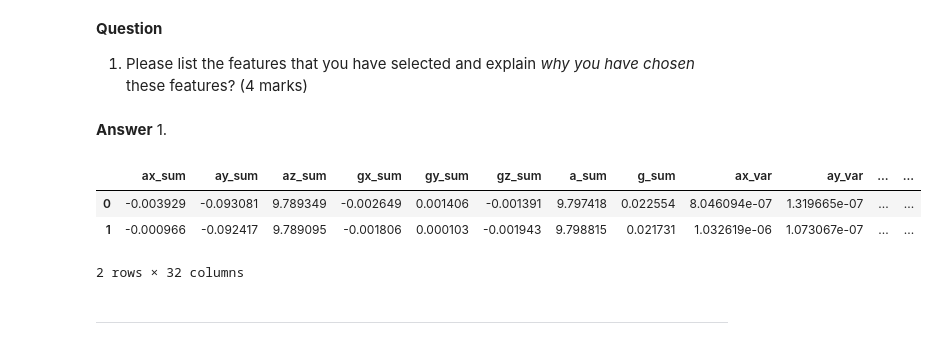
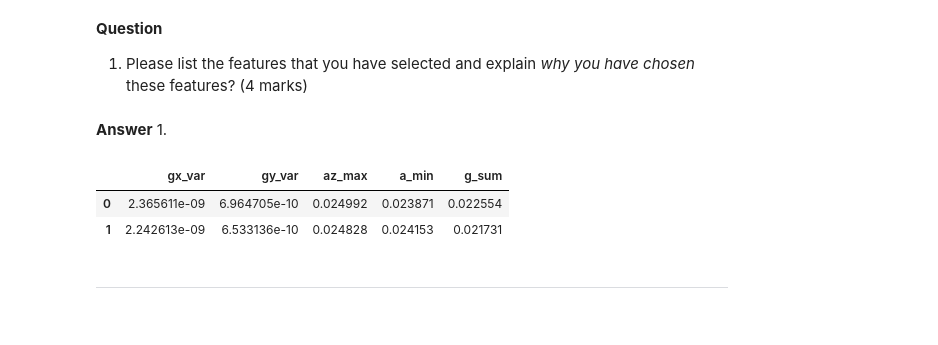
Before and after one commit to AkolawoleBodefakunle/engg680_2024_fall, a Jupyter notebook: Lab_Assignment4/Assignment 4.ipynb, the cells around one changed output. Drawn from its saved outputs; the diff is of its cells as text; code cells hidden in the pictures.

```diff
--- a/Lab_Assignment4/Assignment 4.ipynb
+++ b/Lab_Assignment4/Assignment 4.ipynb
@@ -631,12 +730,11 @@ ___
 1.
 # %%
 # TODO - Load group selected features from cv_set to X
-# X =
+X = cv_set[['gx_var', 'gy_var', 'az_max', 'a_min', 'g_sum']]
 X.head(2)
 # %% [output]
-|  | ax_sum | ay_sum | az_sum | gx_sum | gy_sum | gz_sum | a_sum | g_sum | ax_var | ay_var | ... | ... |
-| 0 | -0.003929 | -0.093081 | 9.789349 | -0.002649 | 0.001406 | -0.001391 | 9.797418 | 0.022554 | 8.046094e-07 | 1.319665e-07 | ... | ... |
-| 1 | -0.000966 | -0.092417 | 9.789095 | -0.001806 | 0.000103 | -0.001943 | 9.798815 | 0.021731 | 1.032619e-06 | 1.073067e-07 | ... | ... |
+|  | gx_var | gy_var | az_max | a_min | g_sum |
+| 0 | 2.365611e-09 | 6.964705e-10 | 0.024992 | 0.023871 | 0.022554 |
+| 1 | 2.242613e-09 | 6.533136e-10 | 0.024828 | 0.024153 | 0.021731 |
-2 rows × 32 columns
 # %%
 # TODO - Load motion_state column (target vector) into y
```
Also changed, not shown: parts of 62 cells of this notebook, 1 other file.
